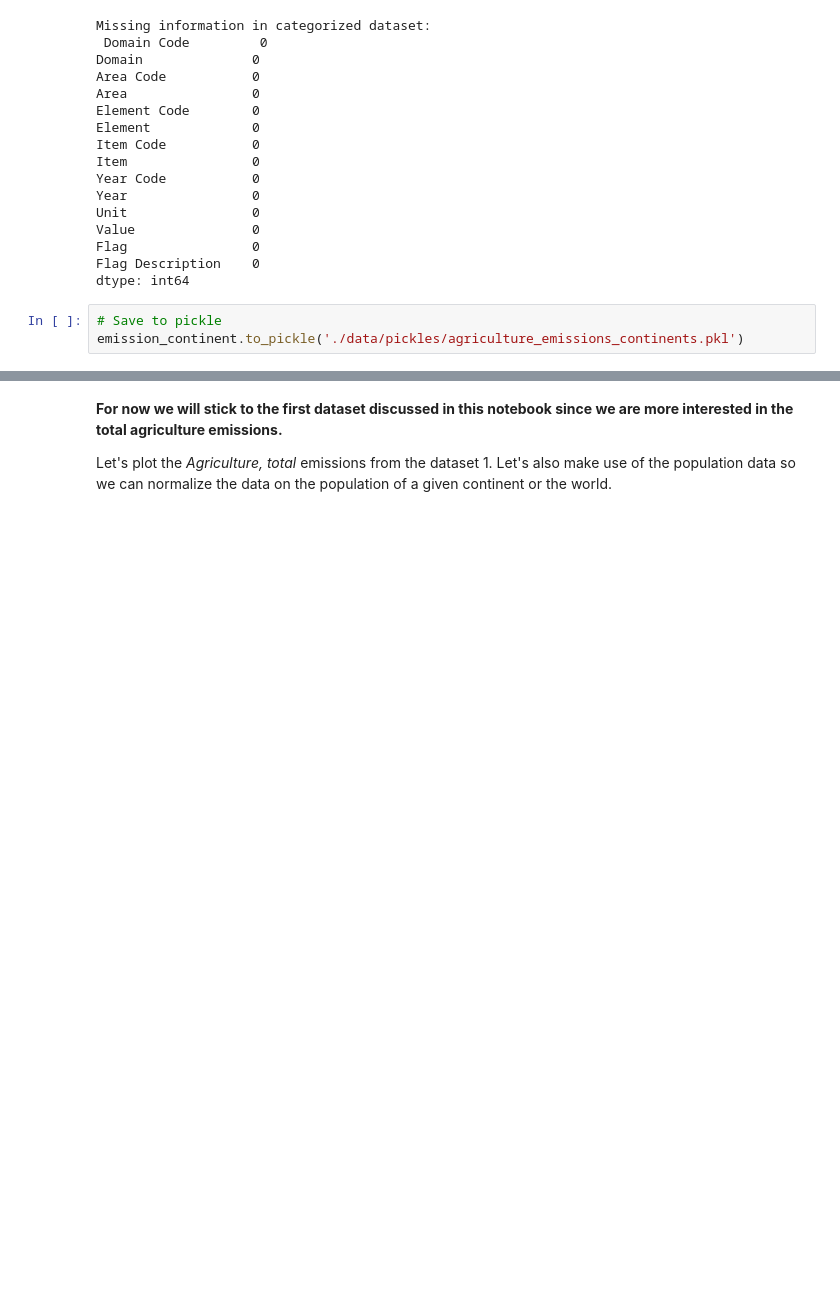
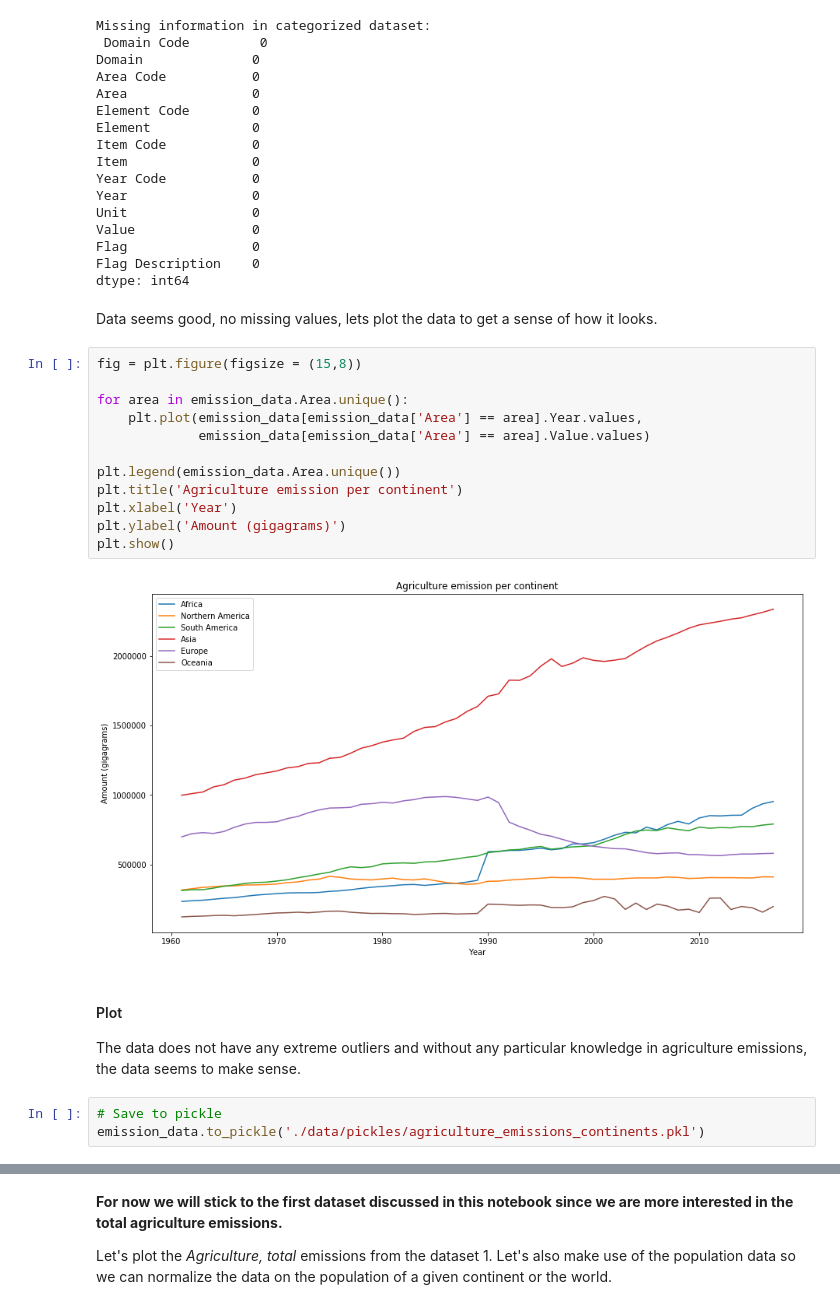
Before and after one commit to theodorhusefest/ADA-2019-project1-sovellettu-tiedon-analysoint, a Jupyter notebook: emissions_cleaning.ipynb, the cells around one changed output, grey strips where cells are left out. Saved outputs shown, nothing was run; the diff lists cells and outputs as text; blank space fills up the shorter version.

```diff
--- a/emissions_cleaning.ipynb
+++ b/emissions_cleaning.ipynb
@@ -70,9 +59,28 @@ Value               0
 Flag                0
 Flag Description    0
 dtype: int64
+# %% [markdown]
+Data seems good, no missing values, lets plot the data to get a sense of how it looks.
+# %%
+fig = plt.figure(figsize = (15,8))
+
+for area in emission_data.Area.unique():
+    plt.plot(emission_data[emission_data['Area'] == area].Year.values,
+             emission_data[emission_data['Area'] == area].Value.values)
+
+plt.legend(emission_data.Area.unique())
+plt.title('Agriculture emission per continent')
+plt.xlabel('Year')
+plt.ylabel('Amount (gigagrams)')
+plt.show()
+# %% [output]
+[figure, added]
+# %% [markdown]
+#### Plot
+The data does not have any extreme outliers and without any particular knowledge in agriculture emissions, the data seems to make sense.
 # %%
 # Save to pickle
-emission_continent.to_pickle('./data/pickles/agriculture_emissions_continents.pkl')
+emission_data.to_pickle('./data/pickles/agriculture_emissions_continents.pkl')
 # %% [markdown]
 #### Emission data number 2
 
```
Also changed, not shown: parts of 28 cells of this notebook, 5 other files.
